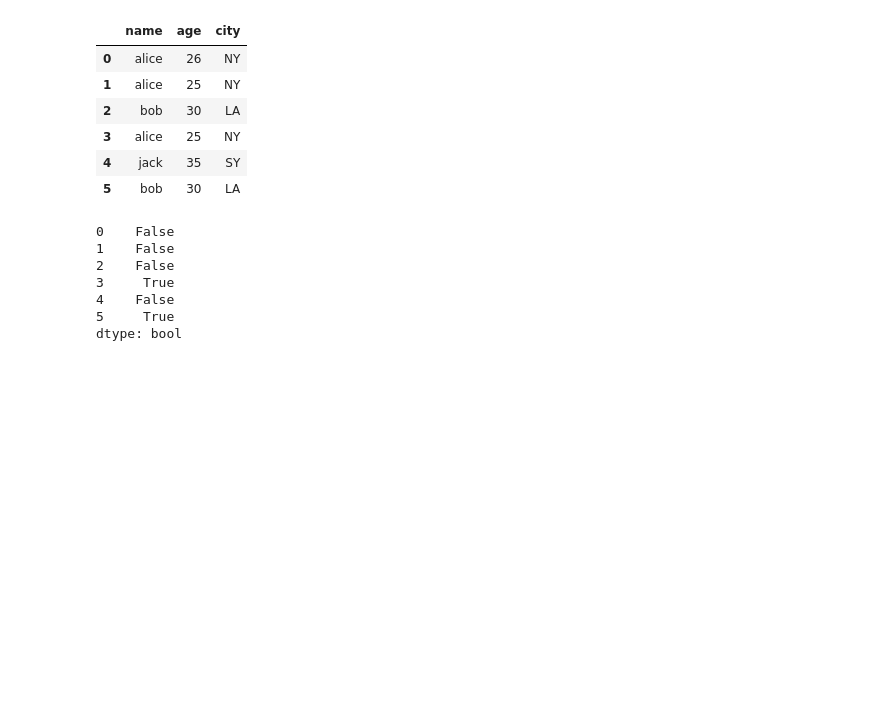
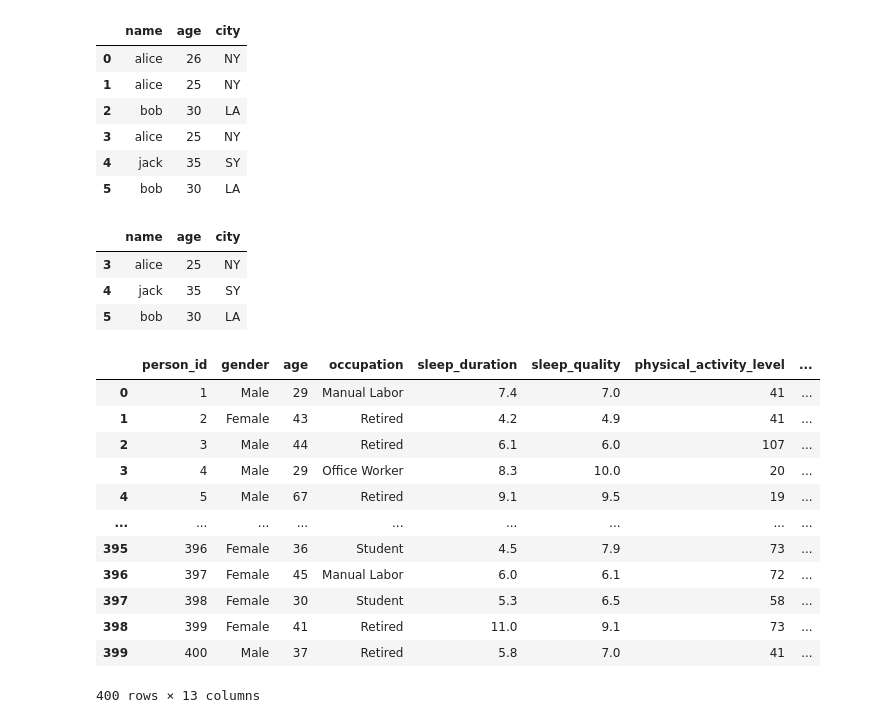
Before and after one commit to whitehappy/numpy-pandas_Notes, a Jupyter notebook: Pandas.ipynb, the cells around one changed output. Saved outputs shown, nothing was run; the diff lists cells and outputs as text; code cells hidden in the pictures; blank space fills up the shorter version.

```diff
--- a/Pandas.ipynb
+++ b/Pandas.ipynb
@@ -81,12 +81,29 @@ df
 | 4 | jack | 35 | SY |
 | 5 | bob | 30 | LA |
 # %%
-df.duplicated()#一整条记录都与前面相同，则标记为重复
+df.duplicated()#一整条记录都与前面相同，则标记为重复，返回Ture
+df.drop_duplicates(subset=['name'])#根据指定列去重
+df.drop_duplicates(subset=['name'],keep='last')#保留最后一次出现的行
 # %% [output]
-0    False
-1    False
-2    False
-3     True
-4    False
-5     True
-dtype: bool
+|  | name | age | city |
+| 3 | alice | 25 | NY |
+| 4 | jack | 35 | SY |
+| 5 | bob | 30 | LA |
+# %%
+#数据类型的转换
+df = pd.read_csv('data/sleep.csv')
+df
+# %% [output]
+|  | person_id | gender | age | occupation | sleep_duration | sleep_quality | physical_activity_level | ... |
+| 0 | 1 | Male | 29 | Manual Labor | 7.4 | 7.0 | 41 | ... |
+| 1 | 2 | Female | 43 | Retired | 4.2 | 4.9 | 41 | ... |
+| 2 | 3 | Male | 44 | Retired | 6.1 | 6.0 | 107 | ... |
+| 3 | 4 | Male | 29 | Office Worker | 8.3 | 10.0 | 20 | ... |
+| 4 | 5 | Male | 67 | Retired | 9.1 | 9.5 | 19 | ... |
+| ... | ... | ... | ... | ... | ... | ... | ... | ... |
+| 395 | 396 | Female | 36 | Student | 4.5 | 7.9 | 73 | ... |
+| 396 | 397 | Female | 45 | Manual Labor | 6.0 | 6.1 | 72 | ... |
+| 397 | 398 | Female | 30 | Student | 5.3 | 6.5 | 58 | ... |
+| 398 | 399 | Female | 41 | Retired | 11.0 | 9.1 | 73 | ... |
+| 399 | 400 | Male | 37 | Retired | 5.8 | 7.0 | 41 | ... |
+400 rows × 13 columns
```
Also changed, not shown: parts of 15 cells of this notebook.
